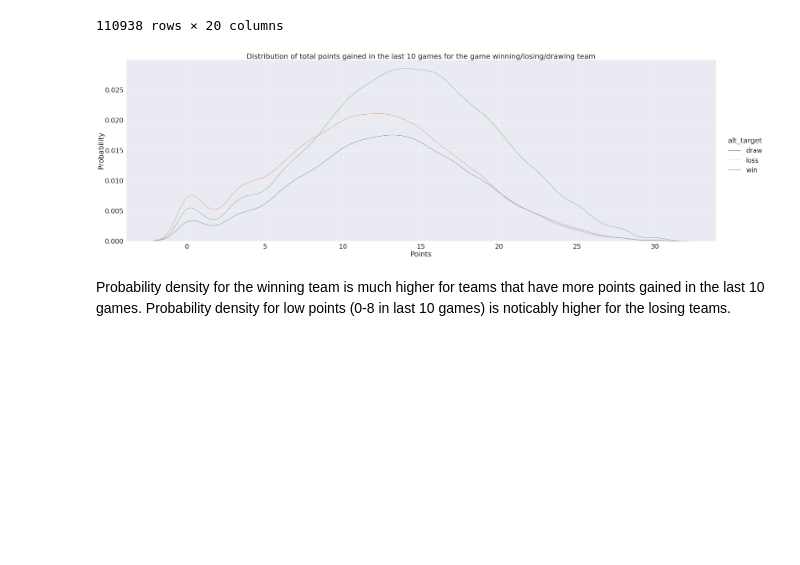
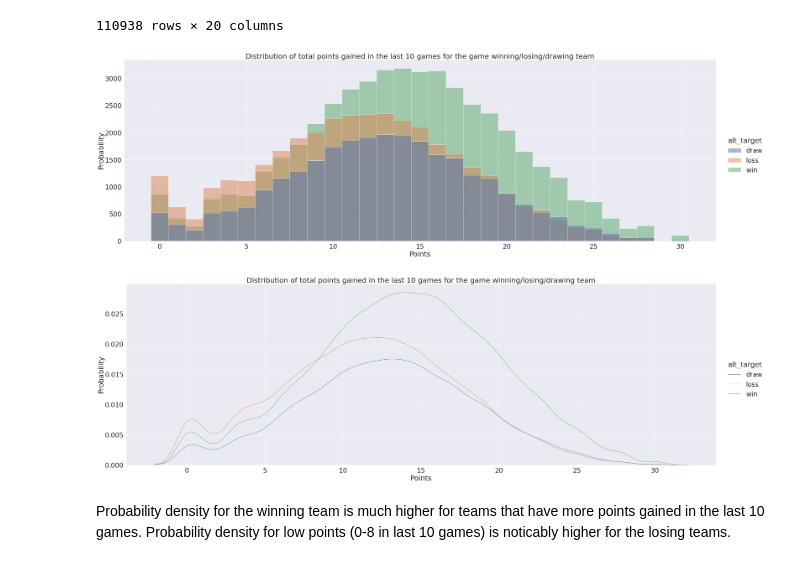
Before and after one commit to Taoudi/Football-Match-Result-Predictor, a Jupyter notebook: football-match-prediction-eda.ipynb, the cells around one changed output. Drawn from its saved outputs; the diff is of its cells as text; code cells hidden in the pictures; blank space fills up the shorter version.

```diff
--- a/football-match-prediction-eda.ipynb
+++ b/football-match-prediction-eda.ipynb
@@ -613,25 +613,30 @@ temp_df[cols]
 # %%
 cols = []
 for i in temp_df.columns:
     if "point" in i and "home" in i:
         cols.append(i)
 
 p = "history_point_"
 temp_df = df
 temp_df['points_last_10'] = df[cols].sum(axis=1)
 
 hue_order = ['draw','loss','win']
 temp_df["alt_target"] = 'draw'
 sns.set(font_scale=3)
 
 temp_df.loc[temp_df['target']=='home','alt_target'] = 'win'
 temp_df.loc[temp_df['target']=='away','alt_target'] = 'loss'
+ax = sns.displot(x='points_last_10',hue='alt_target', element='bars',discrete=True,data=temp_df,height=15,aspect=3,hue_order=hue_order)
+ax.set_axis_labels("Points","Probability")
+plt.title("Distribution of total points gained in the last 10 games for the game winning/losing/drawing team")
+plt.show()
 ax = sns.displot(x='points_last_10',hue='alt_target', kind="kde",data=temp_df,height=15,aspect=3,hue_order=hue_order)
 ax.set_axis_labels("Points","Probability")
 plt.title("Distribution of total points gained in the last 10 games for the game winning/losing/drawing team")
 plt.show()
 # %% [output]
-[figure, old version]
+[figure, new version]
+[figure, added]
 # %% [markdown]
 Probability density for the winning team is much higher for teams that have more points gained in the last 10 games. Probability density for low points (0-8 in last 10 games) is noticably higher for the losing teams.
 # %% [markdown]
```
Also changed, not shown: parts of 1 cell of this notebook.
